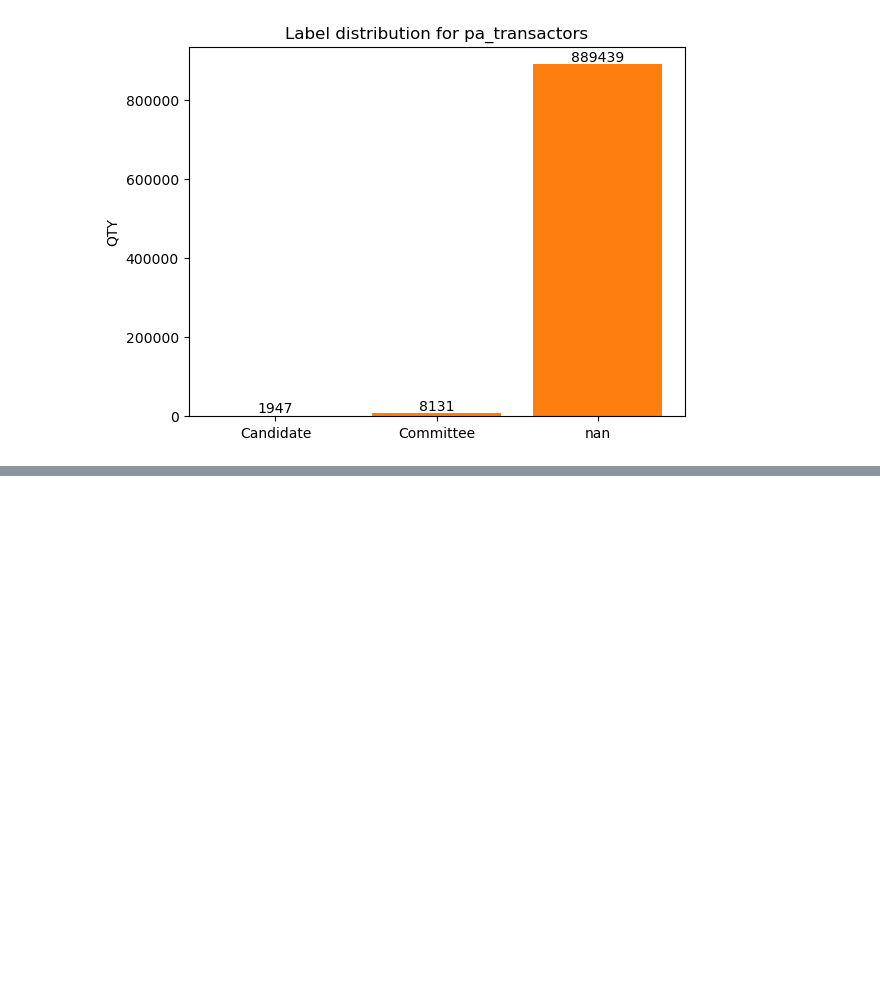
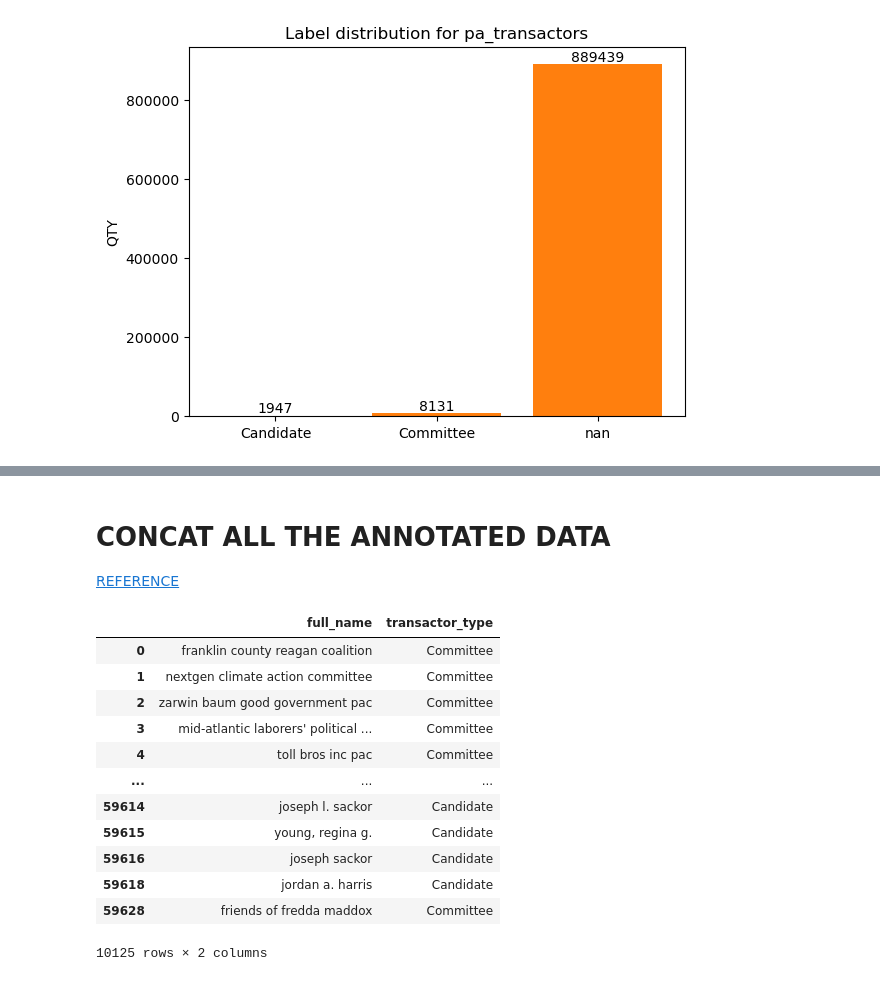
Before and after one commit to satadisha/ner_congressional_records, a Jupyter notebook: test.ipynb, the cells around one changed output, grey strips where cells are left out. Drawn from its saved outputs; the diff is of its cells as text; code cells hidden in the pictures; blank space fills up the shorter version.

```diff
--- a/test.ipynb
+++ b/test.ipynb
@@ -537,0 +608,20 @@ plt.show()
+# %% [markdown]
+<h1>CONCAT ALL THE ANNOTATED DATA</h1>
+<a href='https://pandas.pydata.org/docs/user_guide/merging.html'>REFERENCE</a>
+# %%
+annotated_data = pa_transactor_annotated[['full_name', 'transactor_type']].copy()
+annotated_data
+# %% [output]
+|  | full_name | transactor_type |
+| 0 | franklin county reagan coalition | Committee |
+| 1 | nextgen climate action committee | Committee |
+| 2 | zarwin baum good government pac | Committee |
+| 3 | mid-atlantic laborers' political ... | Committee |
+| 4 | toll bros inc pac | Committee |
+| ... | ... | ... |
+| 59614 | joseph l. sackor | Candidate |
+| 59615 | young, regina g. | Candidate |
+| 59616 | joseph sackor | Candidate |
+| 59618 | jordan a. harris | Candidate |
+| 59628 | friends of fredda maddox | Committee |
+10125 rows × 2 columns
```
Also changed, not shown: parts of 63 cells of this notebook.
